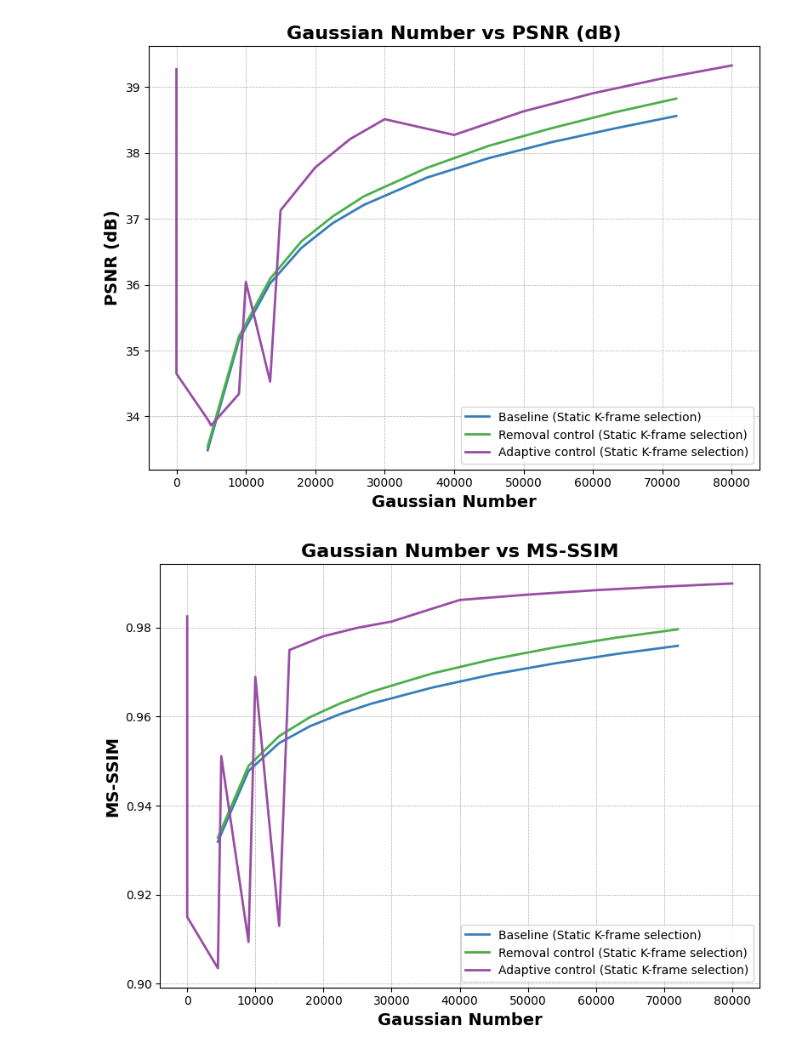
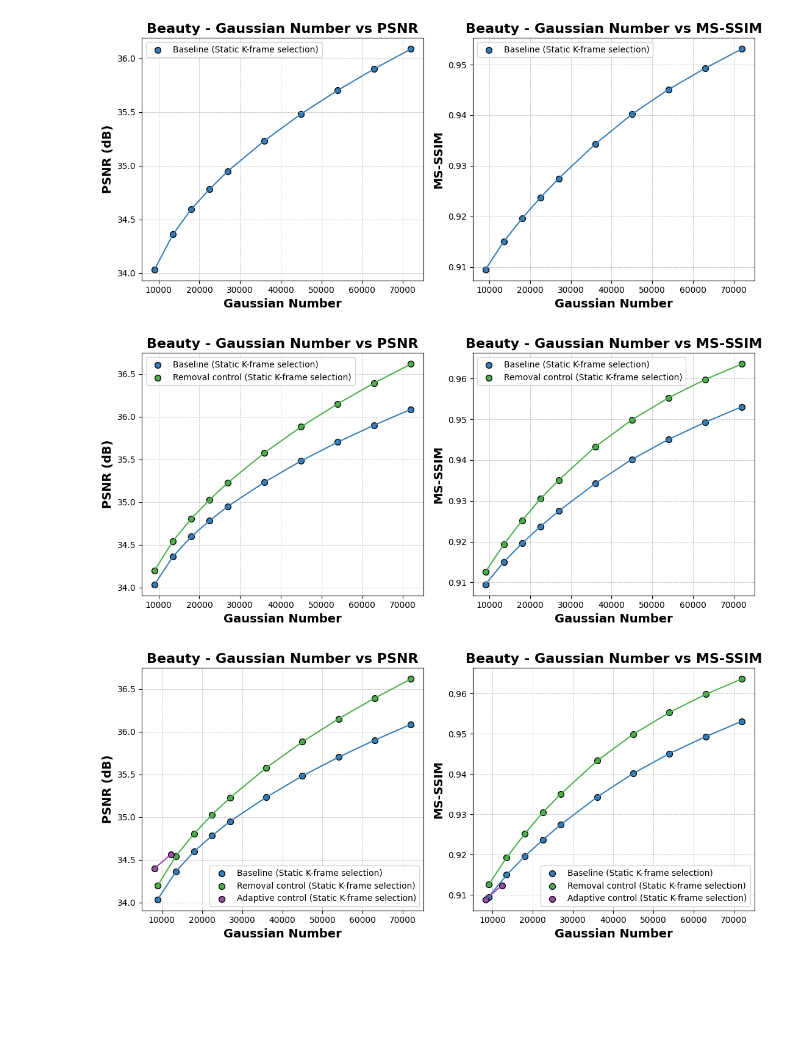
Before and after one commit to ac-freeman/GSVC, a Jupyter notebook: Visualization/Compare3.ipynb, the cells around one changed output. Saved outputs shown, nothing was run; the diff lists cells and outputs as text; code cells hidden in the pictures; blank space fills up the shorter version.

```diff
--- a/Visualization/Compare3.ipynb
+++ b/Visualization/Compare3.ipynb
@@ -15,3 +6,9 @@ datasets = ['Beauty', 'HoneyBee', 'Jockey']
+# %%
+dir_baseline = '../checkpoints/result/'
+dir_R_sK = '../checkpoints/result_density_rgbW/'
+dir_A_sK = '../checkpoints/result_de/'
+dir_A_sD = '../checkpoints/result_dd/'
+datasets = ['Beauty', 'HoneyBee', 'Jockey']
 # %%
 def parse_train_txt(train_txt_path):
     with open(train_txt_path, 'r') as file:
@@ -29,8 +26,6 @@ def parse_train_txt(train_txt_path):
         }
     return result
 # %%
-results_baseline = []
-results_density_rgbW = []
 def get_method_data(dir_path):
     results = []
     for dataset in datasets:
@@ -41,30 +36,27 @@ def get_method_data(dir_path):
                 result= parse_train_txt(train_txt_path)
                 result['Dataset'] = dataset
                 # if result['Gaussian_number']<=30000:
-                if result['Gaussian_number']:
+                if result['Gaussian_number']>5000:
                     results.append(result)
     return results
 
 results_baseline = get_method_data(dir_baseline)
-results_density_rgbW= get_method_data(dir_density_rgbW)
-results_density_rgbW_nK=get_method_data(dir_density_rgbW_nK)
-results_density_rgbW_aK=get_method_data(dir_density_rgbW_aK)
-results_density=get_method_data(dir_density)
+results_R_sK=get_method_data(dir_R_sK)
+results_A_sK=get_method_data(dir_A_sK)
+results_A_sD=get_method_data(dir_A_sD)
 df_baseline = pd.DataFrame(results_baseline)
-df_density_rgbW = pd.DataFrame(results_density_rgbW)
-df_density_rgbW_nK = pd.DataFrame(results_density_rgbW_nK)
-df_density_rgbW_aK = pd.DataFrame(results_density_rgbW_aK)
-df_density = pd.DataFrame(results_density)
+df_R_sK = pd.DataFrame(results_R_sK)
+df_A_sK = pd.DataFrame(results_A_sK)
+df_A_sD = pd.DataFrame(results_A_sD)
 # %%
-def plot_gaussian_vs_metrics(df_baseline, df_density_rgbW,df_density_rgbW_nK,df_density_rgbW_aK,df_density):
+def plot_gaussian_vs_metrics(df_baseline,df_R_sK,df_A_sK,df_A_sD):
         #color_palette = plt.cm.get_cmap('tab10', 6)
         color_palette = ['#377eb8',  '#4daf4a', '#984ea3', '#e41a1c', '#ff7f00', '#ffff33', '#a65628', '#f781bf']
         datasets_info = [
                 ('Baseline (Static K-frame selection)', df_baseline),
-                ('Removal control (Static K-frame selection)', df_density_rgbW),
-                # ('Removal control (No K-frame selection)', df_density_rgbW_nK),
-                # ('Removal control (Adapeive K-frame selection)', df_density_rgbW_aK),
-                ('Adaptive control (Static K-frame selection)', df_density),
+                ('Removal control (Static K-frame selection)', df_R_sK),
+                ('Adaptive control (Static K-frame selection)', df_A_sK),
+                ('Adaptive control (Scene Detector)', df_A_sD),
         ]
 
         for dataset in datasets:
@@ -163,5 +142,6 @@ plot_gaussian_vs_metrics(df_baseline, df_density_rgbW,df_density_rgbW_nK,df_dens
-# %%
-plot_average_gaussian_vs_metrics(df_baseline, df_density_rgbW,df_density_rgbW_nK,df_density_rgbW_aK,df_density)
-# %% [output]
-[figure, removed]
-[figure, removed]
+# %%
+plot_gaussian_vs_metrics(df_baseline,df_R_sK,df_A_sK,df_A_sD)
+# %% [output]
+[figure, added]
+[figure, added]
+[figure, added]
```
Also changed, not shown: parts of 5 cells of this notebook, 11 other files.
